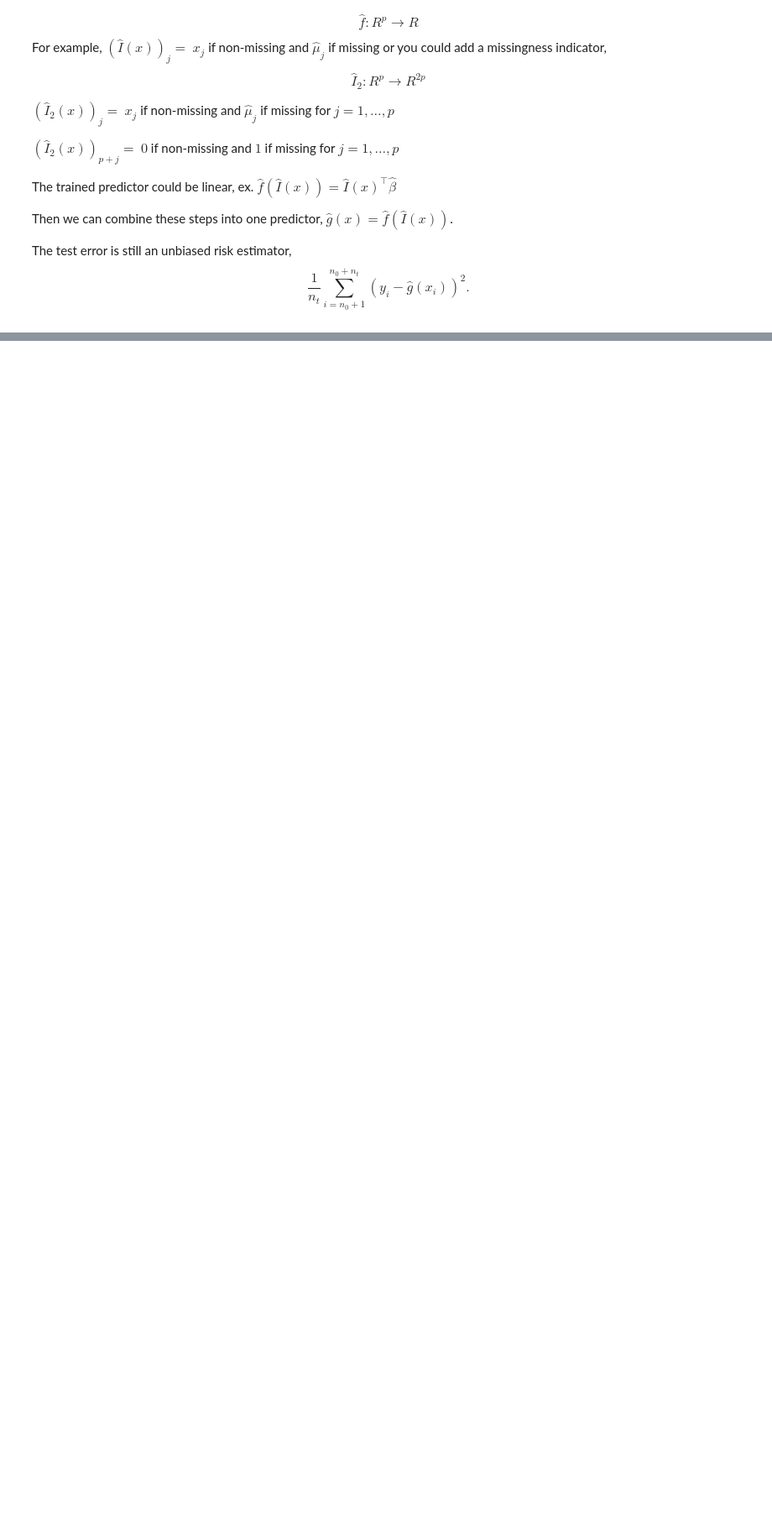
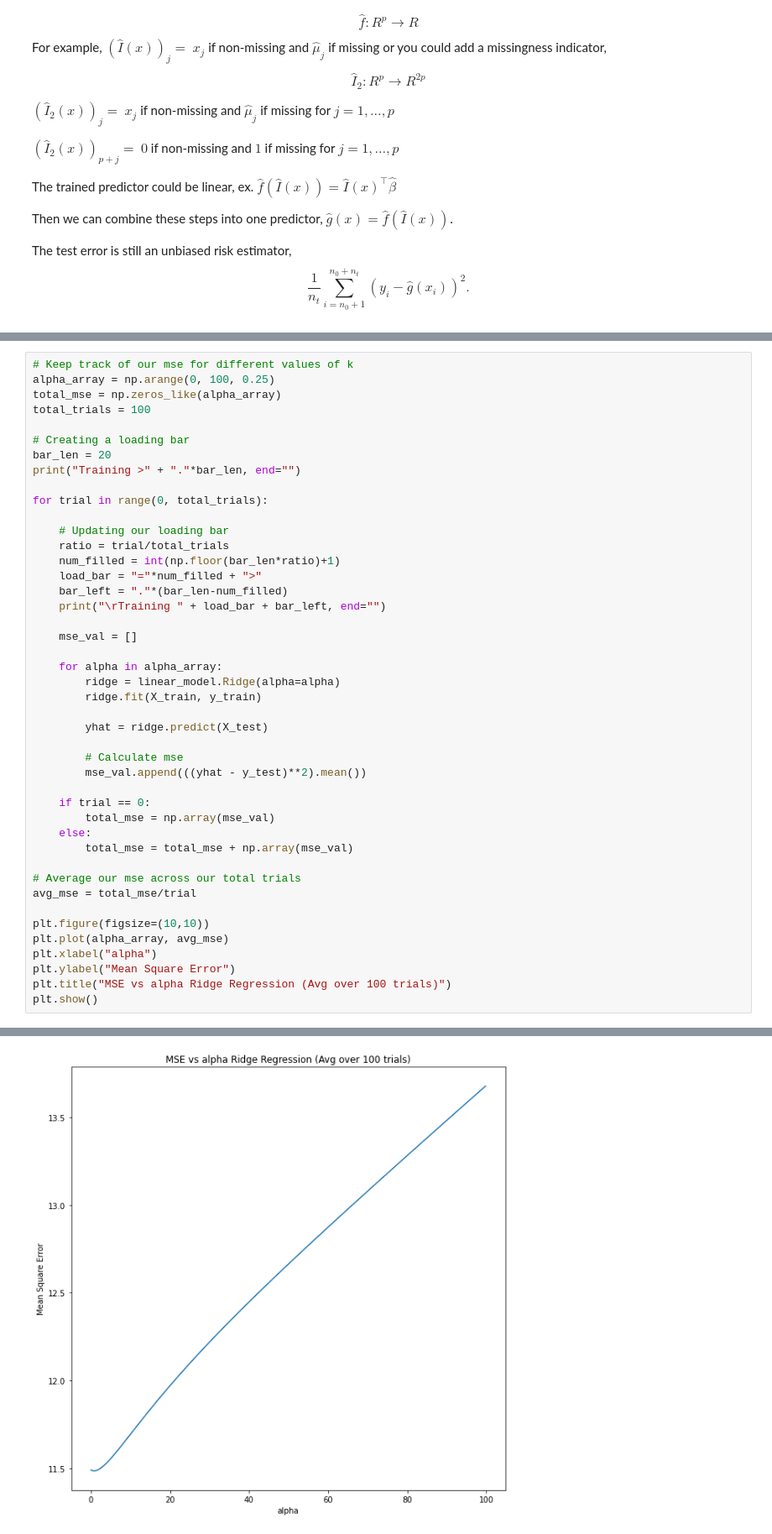
Before and after one commit to DylanShadduckUCD/STA208, a Jupyter notebook: hw1/hw1.ipynb, the cells around one changed output, grey strips where cells are left out. Shown: that part at 84% size. Drawn from its saved outputs; the diff is of its cells as text; blank space fills up the shorter version.

```diff
--- a/hw1/hw1.ipynb
+++ b/hw1/hw1.ipynb
@@ -234,0 +406,45 @@ $$\frac{1}{n_t} \sum_{i=n_0+1}^{n_0+n_t} (y_i - \hat g(x_i))^2.$$
+# %%
+# Keep track of our mse for different values of k
+alpha_array = np.arange(0, 100, 0.25)
+total_mse = np.zeros_like(alpha_array)
+total_trials = 100
+
+# Creating a loading bar
+bar_len = 20
+print("Training >" + "."*bar_len, end="")
+
+for trial in range(0, total_trials):
+
+    # Updating our loading bar
+    ratio = trial/total_trials
+    num_filled = int(np.floor(bar_len*ratio)+1)
+    load_bar = "="*num_filled + ">"
+    bar_left = "."*(bar_len-num_filled)
+    print("\rTraining " + load_bar + bar_left, end="")
+
+    mse_val = []
+
+    for alpha in alpha_array:
+        ridge = linear_model.Ridge(alpha=alpha)
+        ridge.fit(X_train, y_train)
+
+        yhat = ridge.predict(X_test)
+
+        # Calculate mse
+        mse_val.append(((yhat - y_test)**2).mean())
+
+    if trial == 0:
+        total_mse = np.array(mse_val)
+    else:
+        total_mse = total_mse + np.array(mse_val)
+
+# Average our mse across our total trials
+avg_mse = total_mse/trial
+
+plt.figure(figsize=(10,10))
+plt.plot(alpha_array, avg_mse)
+plt.xlabel("alpha")
+plt.ylabel("Mean Square Error")
+plt.title("MSE vs alpha Ridge Regression (Avg over 100 trials)")
+plt.show()
+# %% [output]
@@ -234,0 +452 @@ $$\frac{1}{n_t} \sum_{i=n_0+1}^{n_0+n_t} (y_i - \hat g(x_i))^2.$$
+[figure, added]
```
Also changed, not shown: parts of 27 cells of this notebook, 1 other file.
